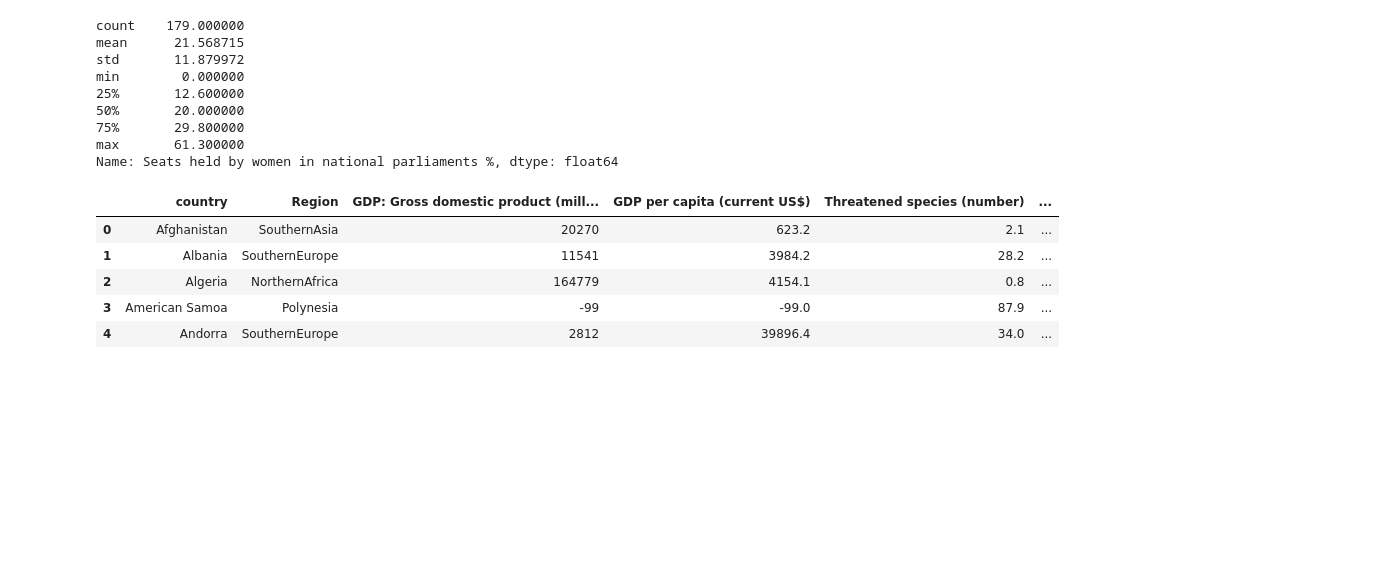
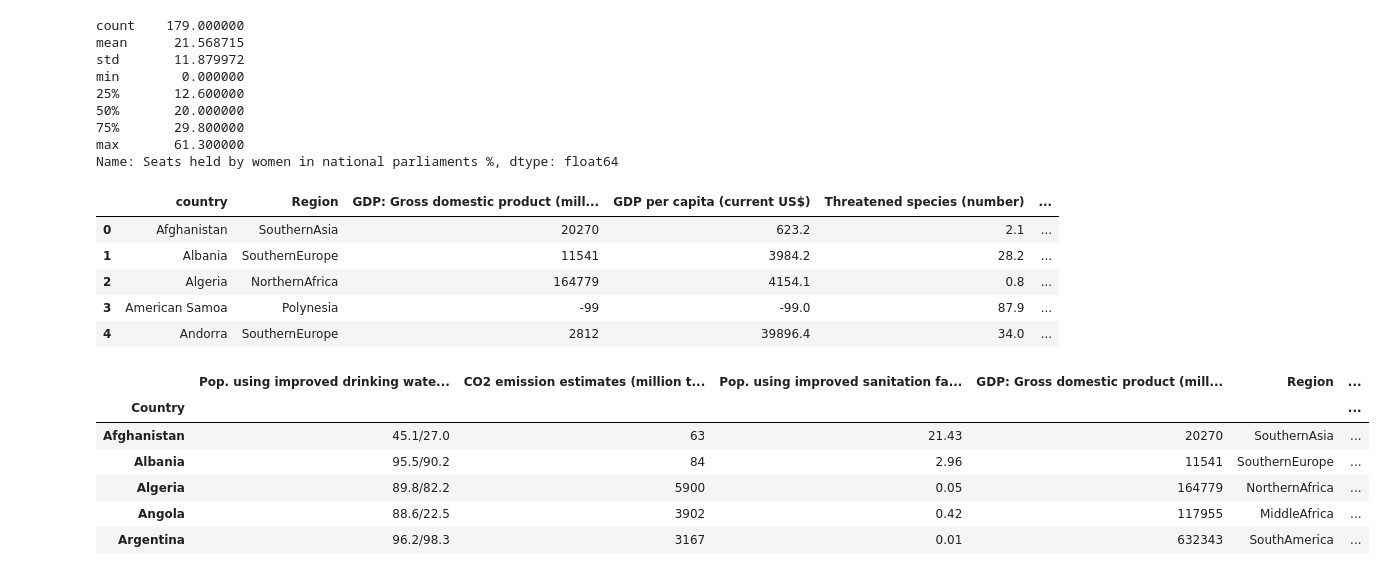
Before and after one commit to Data-Analytics-Project-Group/Visualizing-World-Economic-Trends, a Jupyter notebook: Visualizing World Economic Trends.ipynb, the cells around one changed output. Saved outputs shown, nothing was run; the diff lists cells and outputs as text; code cells hidden in the pictures; blank space fills up the shorter version.

```diff
--- a/Visualizing World Economic Trends.ipynb
+++ b/Visualizing World Economic Trends.ipynb
@@ -145,3 +145,36 @@ environ_df.head()
 | 2 | Algeria | NorthernAfrica | 164779 | 4154.1 | 0.8 | ... |
 | 3 | American Samoa | Polynesia | -99 | -99.0 | 87.9 | ... |
 | 4 | Andorra | SouthernEurope | 2812 | 39896.4 | 34.0 | ... |
+# %%
+environ_df = environ_df.set_index("GDP: Gross domestic product (million current US$)")
+environ_df = environ_df.drop('-99', axis = 0)
+
+environ_df = environ_df.reset_index()
+environ_df = environ_df.set_index("Pop. using improved sanitation facilities (urban/rural, %)")
+environ_df = environ_df.drop('-99', axis = 0)
+
+environ_df = environ_df.reset_index()
+environ_df = environ_df.set_index("CO2 emission estimates (million tons/tons per capita)")
+environ_df = environ_df.drop('-99', axis = 0)
+
+environ_df = environ_df.reset_index()
+environ_df = environ_df.set_index("Pop. using improved drinking water (urban/rural, %)")
+environ_df = environ_df.drop('.../...', axis = 0)
+environ_df = environ_df.drop('-99', axis = 0)
+environ_df = environ_df.drop('100.0/100.0', axis = 0)
+
+
+
+environ_df = environ_df.rename(columns={"country":"Country"})
+environ_df = environ_df.reset_index()
+environ_df = environ_df.set_index("Country")
+
+environ_df.head()
+# %% [output]
+|  | Pop. using improved drinking wate... | CO2 emission estimates (million t... | Pop. using improved sanitation fa... | GDP: Gross domestic product (mill... | Region | ... |
+| Country |  |  |  |  |  | ... |
+| Afghanistan | 45.1/27.0 | 63 | 21.43 | 20270 | SouthernAsia | ... |
+| Albania | 95.5/90.2 | 84 | 2.96 | 11541 | SouthernEurope | ... |
+| Algeria | 89.8/82.2 | 5900 | 0.05 | 164779 | NorthernAfrica | ... |
+| Angola | 88.6/22.5 | 3902 | 0.42 | 117955 | MiddleAfrica | ... |
+| Argentina | 96.2/98.3 | 3167 | 0.01 | 632343 | SouthAmerica | ... |
```
Also changed, not shown: parts of 1 cell of this notebook.
